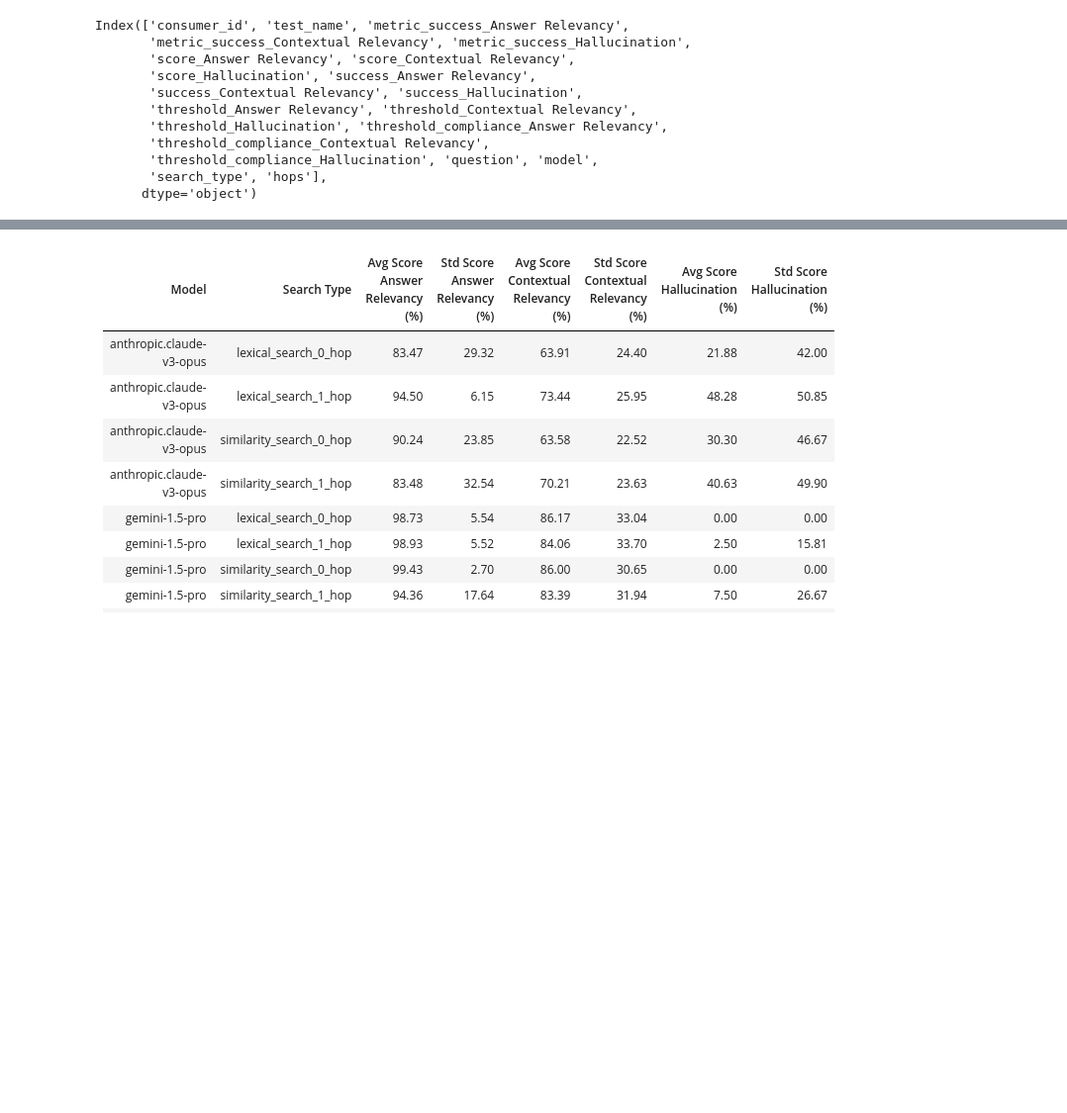
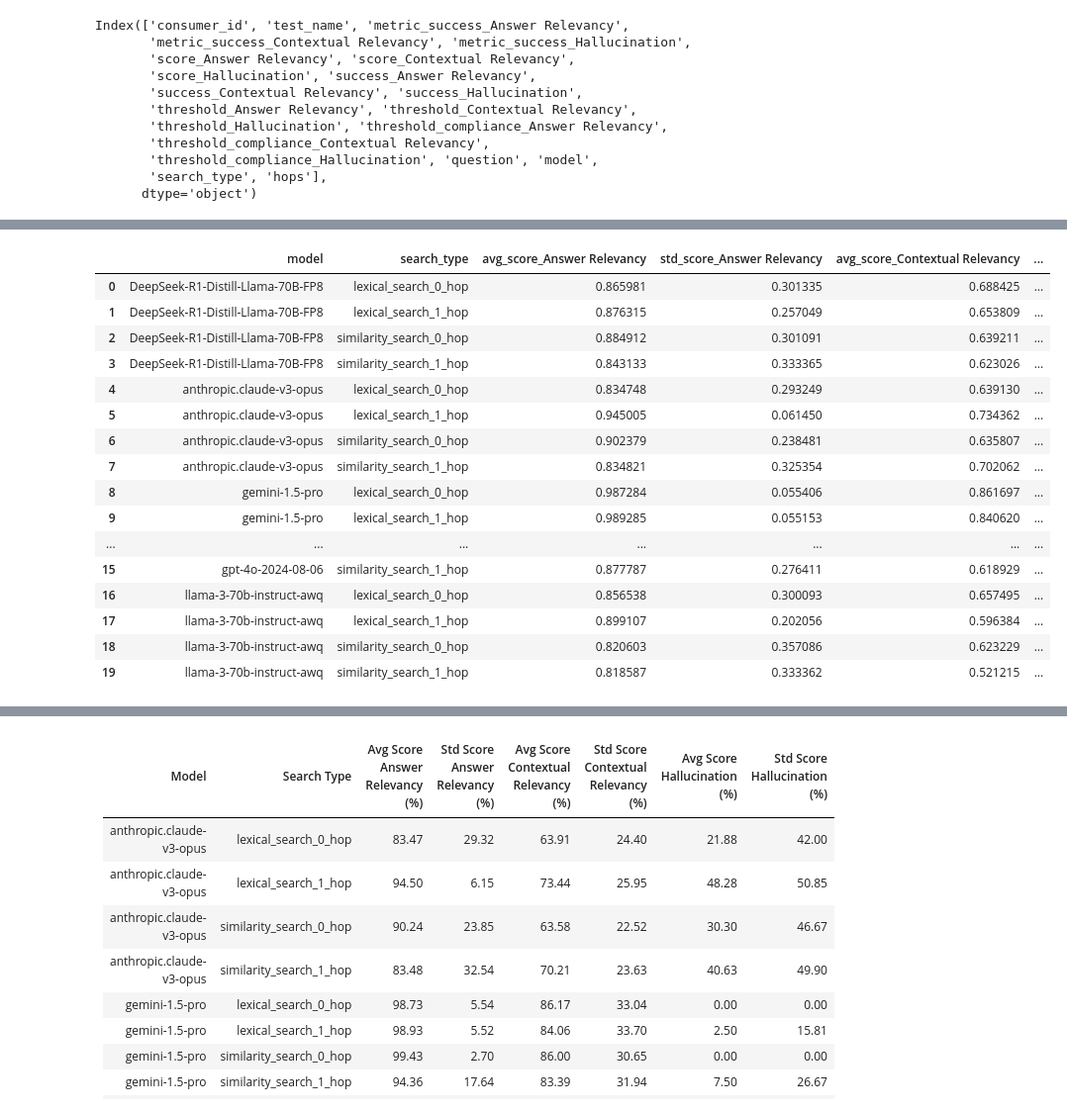
Before and after one commit to baptvit/graphrag-on-fhir, a Jupyter notebook: analysis/deepeval_eval.ipynb, the cells around one changed output, grey strips where cells are left out. Shown: that part at 99% size. Cells and saved outputs as stored; diff of their text form; code cells hidden in the pictures; blank space fills up the shorter version.

```diff
--- a/analysis/deepeval_eval.ipynb
+++ b/analysis/deepeval_eval.ipynb
@@ -400,3 +400,34 @@ grouped_df
+# %%
+grouped_df[
+    [
+        "model",
+        "search_type",
+        "avg_score_Answer Relevancy",
+        "std_score_Answer Relevancy",
+        "avg_score_Contextual Relevancy",
+        "std_score_Contextual Relevancy",
+        "avg_score_Hallucination",
+        "std_score_Hallucination",
+    ]
+]
+# %% [output]
+|  | model | search_type | avg_score_Answer Relevancy | std_score_Answer Relevancy | avg_score_Contextual Relevancy | ... |
+| 0 | DeepSeek-R1-Distill-Llama-70B-FP8 | lexical_search_0_hop | 0.865981 | 0.301335 | 0.688425 | ... |
+| 1 | DeepSeek-R1-Distill-Llama-70B-FP8 | lexical_search_1_hop | 0.876315 | 0.257049 | 0.653809 | ... |
+| 2 | DeepSeek-R1-Distill-Llama-70B-FP8 | similarity_search_0_hop | 0.884912 | 0.301091 | 0.639211 | ... |
+| 3 | DeepSeek-R1-Distill-Llama-70B-FP8 | similarity_search_1_hop | 0.843133 | 0.333365 | 0.623026 | ... |
+| 4 | anthropic.claude-v3-opus | lexical_search_0_hop | 0.834748 | 0.293249 | 0.639130 | ... |
+| 5 | anthropic.claude-v3-opus | lexical_search_1_hop | 0.945005 | 0.061450 | 0.734362 | ... |
+| 6 | anthropic.claude-v3-opus | similarity_search_0_hop | 0.902379 | 0.238481 | 0.635807 | ... |
+| 7 | anthropic.claude-v3-opus | similarity_search_1_hop | 0.834821 | 0.325354 | 0.702062 | ... |
+| 8 | gemini-1.5-pro | lexical_search_0_hop | 0.987284 | 0.055406 | 0.861697 | ... |
+| 9 | gemini-1.5-pro | lexical_search_1_hop | 0.989285 | 0.055153 | 0.840620 | ... |
+| ... | ... | ... | ... | ... | ... | ... |
+| 15 | gpt-4o-2024-08-06 | similarity_search_1_hop | 0.877787 | 0.276411 | 0.618929 | ... |
+| 16 | llama-3-70b-instruct-awq | lexical_search_0_hop | 0.856538 | 0.300093 | 0.657495 | ... |
+| 17 | llama-3-70b-instruct-awq | lexical_search_1_hop | 0.899107 | 0.202056 | 0.596384 | ... |
+| 18 | llama-3-70b-instruct-awq | similarity_search_0_hop | 0.820603 | 0.357086 | 0.623229 | ... |
+| 19 | llama-3-70b-instruct-awq | similarity_search_1_hop | 0.818587 | 0.333362 | 0.521215 | ... |
 # %%
 grouped_df[
     [
```
Also changed, not shown: parts of 15 cells of this notebook, 10 other files.
